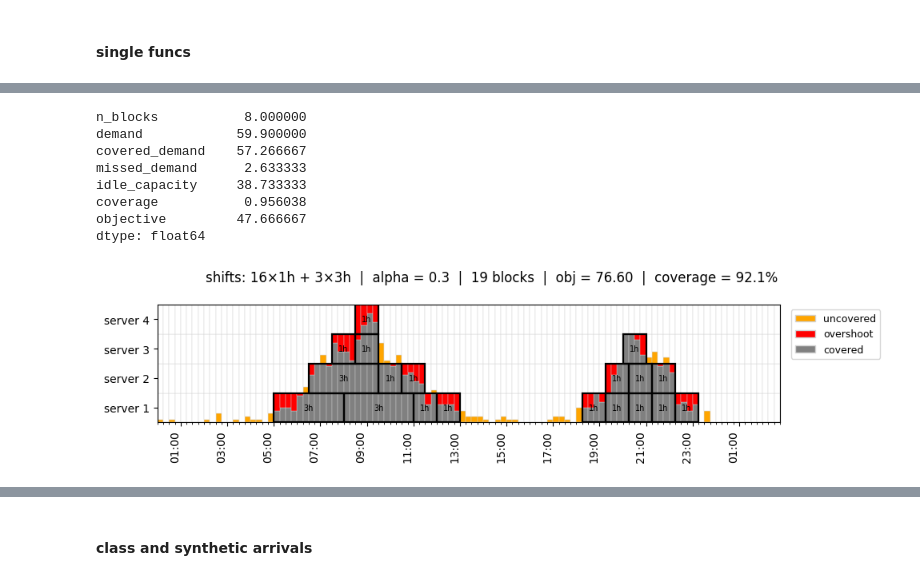
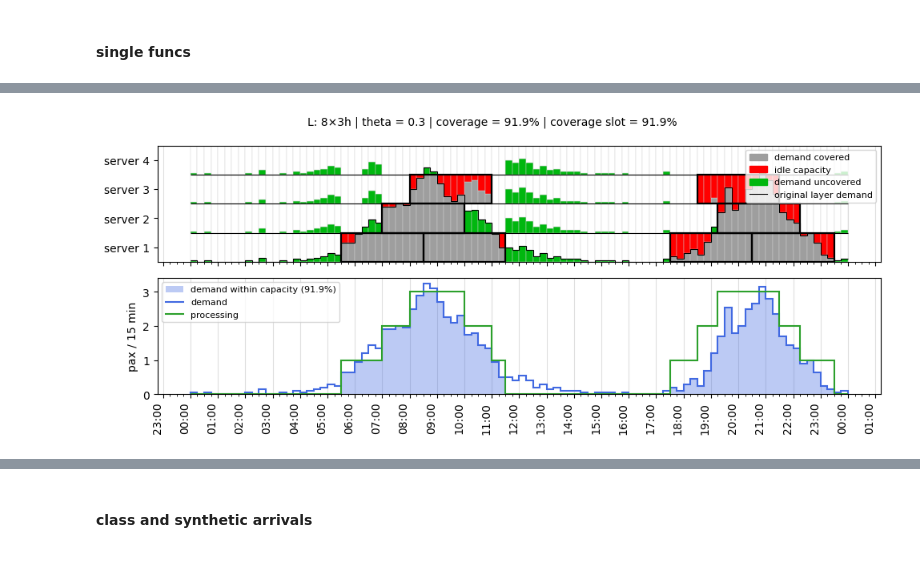
Before and after one commit to ZanchiLorenzo/security_paper, a Jupyter notebook: Tester FLR security.ipynb, the cells around one changed output, grey strips where cells are left out. Cells and saved outputs as stored; diff of their text form; code cells hidden in the pictures.

```diff
--- a/Tester FLR security.ipynb
+++ b/Tester FLR security.ipynb
@@ -1317,14 +1316,0 @@ plot_grid(arrivals, grid)
-# %%
-from app.services.coverage_dp import coverage_report, solve_coverage_batch, allocate_budget, solve_allocated
-
-L_cells, theta = 12, 0.1
-curve = solve_coverage_batch(grid, L_cells, theta)
-
-K_total = 20
-g = allocate_budget(curve, K_total, exact=True)
-
-sols = solve_allocated(grid, L_cells, theta, g)
-
-print(f"{'ctr':>3} {'k':>3} {'value':>8} | {'inside':>7} {'outside':>8} {'missed':>7}")
-for i, s in enumerate(sols):
-    print(f"{i:>3} {g.k[i]:>3} {s.value:>8.2f} | {s.inside:>7.2f} {s.outside:>8.2f} {s.missed:>7.2f}")
@@ -1424,13 +1316,0 @@ plot_grid_overlay(grid, sols, time_values, L=L_cells)
-# %%
-rep = coverage_report(grid, sols, L_cells, time_values, theta=theta)
-
-rep.total
-# %% [output]
-n_blocks           8.000000
-demand            59.900000
-covered_demand    57.266667
-missed_demand      2.633333
-idle_capacity     38.733333
-coverage           0.956038
-objective         47.666667
-dtype: float64
@@ -1521,19 +1317,29 @@ def plot_allocation_multi(grid, sols, time_values, alpha, row_labels=None):
 # %%
-from app.services.coverage_dp import coverage_report_multi, solve_coverage_batch_multi, allocate_budget_multi, solve_allocated_multi, allocate_milp
+from app.services.coverage_dp import solve_coverage_batch_multi, allocate_milp, solve_allocated_multi, effective_grid, coverage_report_multi
 
-lengths=[12, 4]
+lengths=[12]
 theta=0.3
 K_total= 20
-length_totals={12:3}
+length_totals={12:10}
 
 curves = solve_coverage_batch_multi(grid, lengths, theta)
-alloc = allocate_budget_multi(curves, lengths, K_total=K_total, length_totals=length_totals)
-sols = solve_allocated_multi(grid, theta, alloc)
+alloc = allocate_milp(curves, lengths, K_total=K_total, length_per_day=length_totals)
+sols = solve_allocated_multi(grid, theta, alloc, inherit=True)
 
+D_eff = effective_grid(grid, [s.coverage for s in sols])
 time_values = pd.date_range("2026-06-01 00:00", periods=grid.shape[1], freq="15min")
 
-report = coverage_report_multi(grid, sols, time_values=time_values, theta=theta)
+report = coverage_report_multi(grid, sols, time_values=time_values, theta=theta, D_cov=D_eff)
 
-plot_allocation_multi(grid, sols, time_values, theta)
+labels = [str(r + 1) for r in range(grid.shape[0])]
+blocks = {labels[r]: [(int(s), int(l)) for s, l in zip(sol.starts, sol.lengths)]
+          for r, sol in enumerate(sols)}
+
+rho  = grid.sum(axis=0)                                                   # domanda in "lane"
+proc = np.sum([s.coverage[:grid.shape[1]] for s in sols], axis=0).astype(float)   # lane aperte per slot
+
+plotutils.plot_blocks(D=D_eff, D_ref=grid, blocks=blocks, labels=labels, time_values=time_values, theta=theta, bin_minutes=15,
+                      metrics=dict(coverage=report.total.coverage),
+                      demand_curve=rho, processing_curve=proc)
 # %% [output]
-[figure, old version]
+[figure, new version]
```
Also changed, not shown: parts of 12 cells of this notebook, 7 other files.
